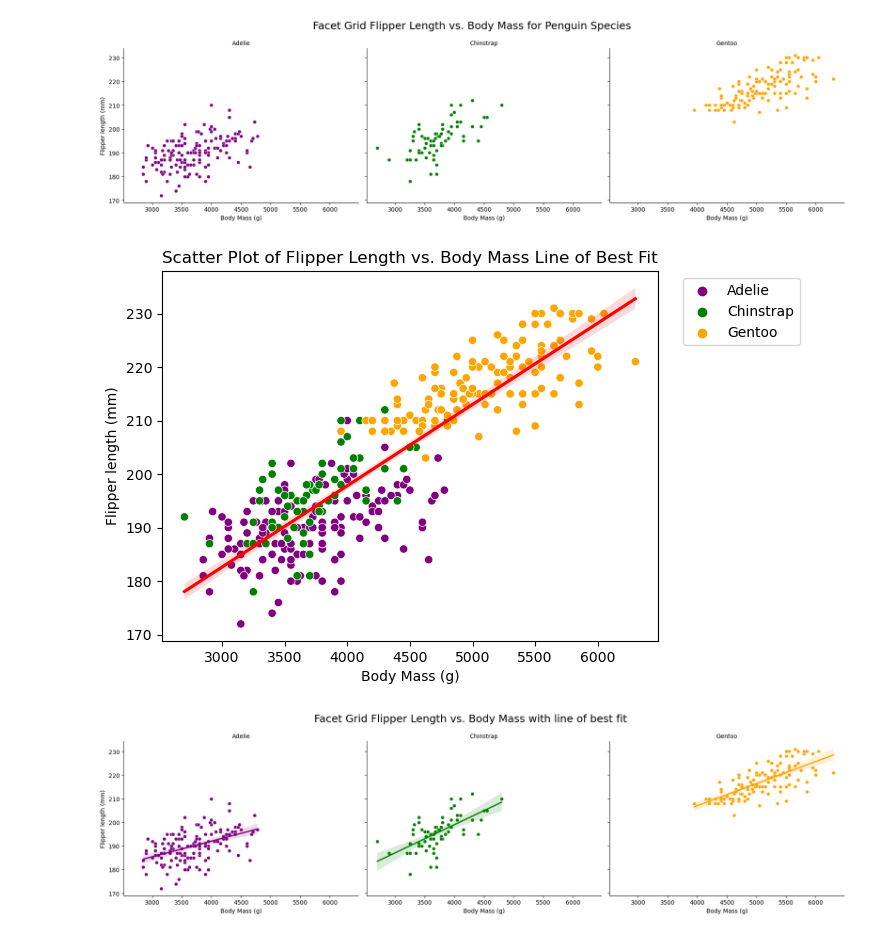
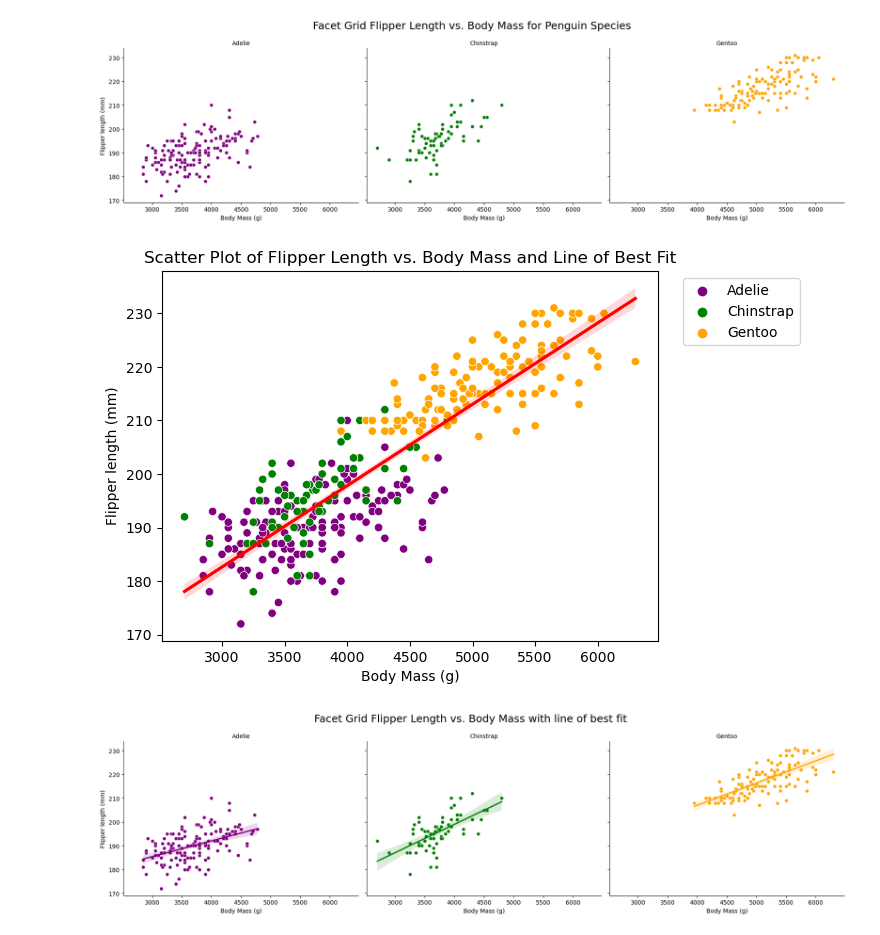
Before and after one commit to Grainne10/myproject, a Jupyter notebook: penguins.ipynb, the cells around one changed output. Cells and saved outputs as stored; diff of their text form; code cells hidden in the pictures.

```diff
--- a/penguins.ipynb
+++ b/penguins.ipynb
@@ -412,21 +424,21 @@ plt.show()
 # %%
 # We can add a line of best fit to our scatter plot to show the trend of the scattered plots.
 # The line of best fit is a straight line that depicts the trend of the scattered data plots on a graph. It is also known as a trend line
 # or  line of regression. It used to show a relationship between x and y.
 # In our graph, it shows the relationship between the body mass and flipper length and shows as the body mass increases so does the flipper length.
 
 # Show a scatterplot below and add a line of best fit
 sns.scatterplot(df, x="body_mass_g", y="flipper_length_mm", hue="species")
 # Add line of best fit
 sns.regplot(df, x="body_mass_g", y="flipper_length_mm", scatter=False, color='red')
-plt.title("Scatter Plot of Flipper Length vs. Body Mass Line of Best Fit")
+plt.title("Scatter Plot of Flipper Length vs. Body Mass and Line of Best Fit")
 plt.xlabel("Body Mass (g)")
 plt.ylabel("Flipper length (mm)")
 plt.legend(loc='upper right', bbox_to_anchor=(1.30, 1))
-plt.savefig('Scatter plot of - Line of best fit Flipper length vs Body Mass', bbox_inches='tight')
+plt.savefig('Scatter plot Flipper length vs Body Mass and Line of best fit', bbox_inches='tight')
 plt.show()
 # %% [output]
-[figure, old version]
+[figure, new version]
 # %%
 
 # We can show the line of best fit on the facet grid also and they are all at similar upward right angles
```
Also changed, not shown: parts of 22 cells of this notebook, 13 other files.
